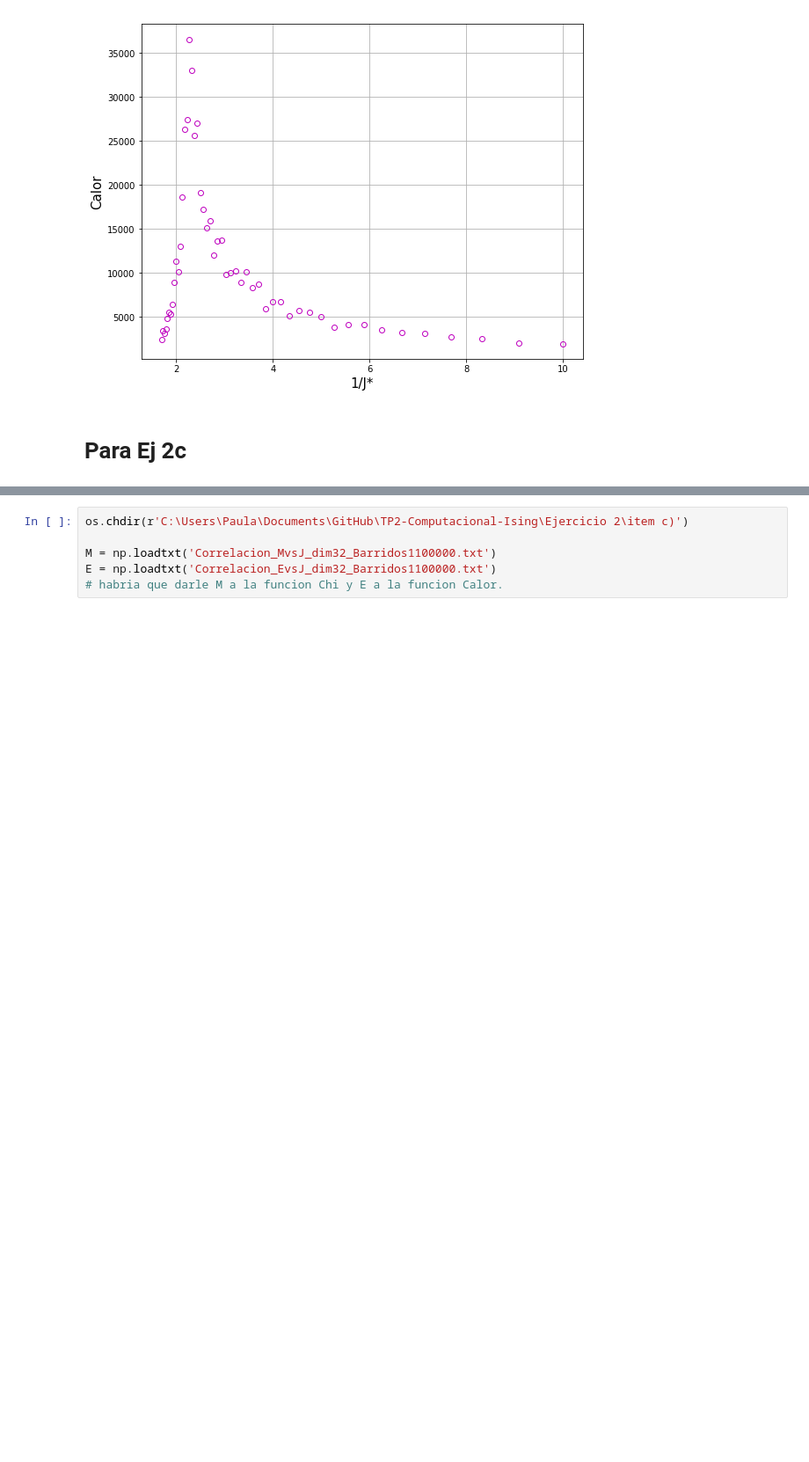
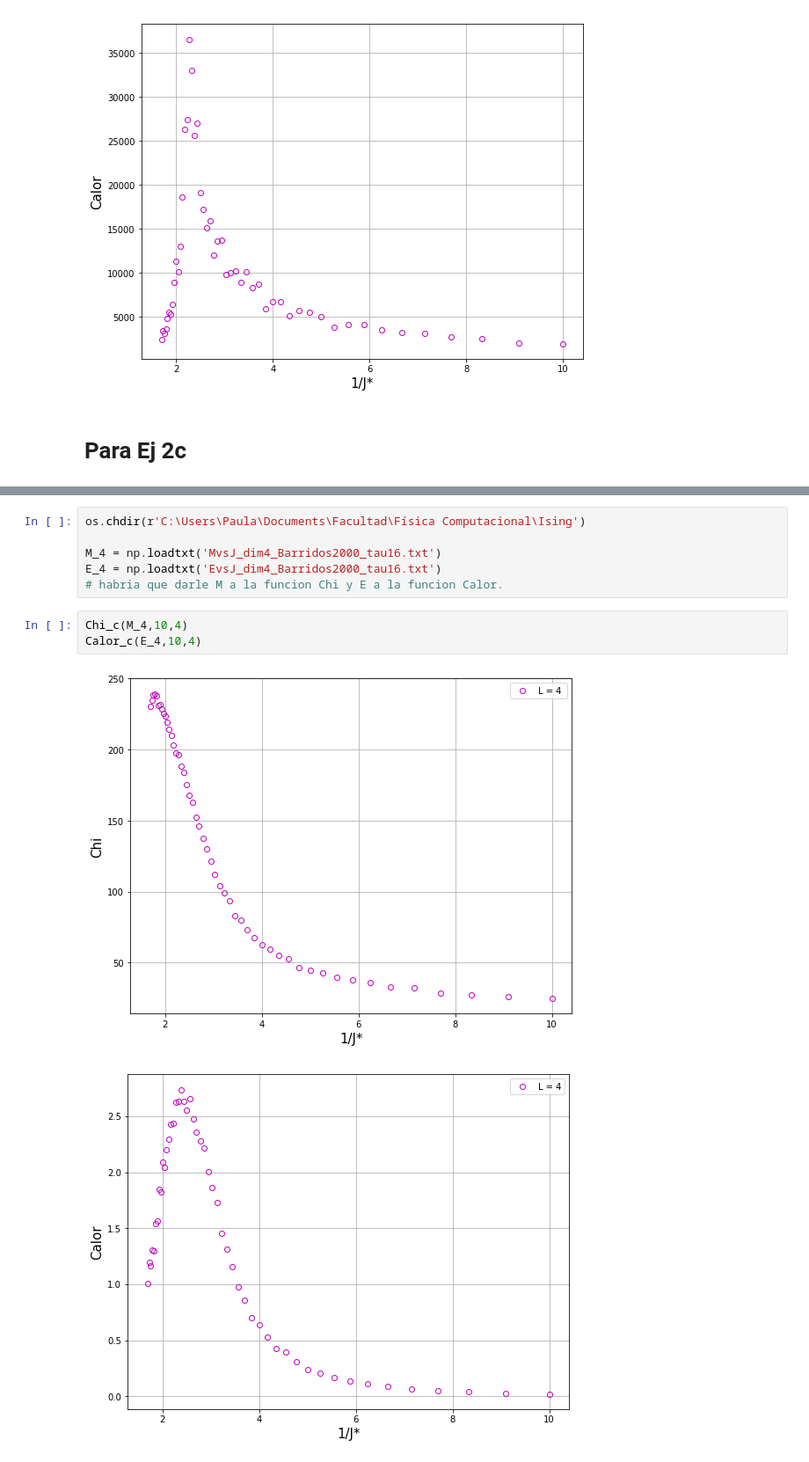
Before and after one commit to Igna11/TP2-Computacional-Ising, a Jupyter notebook: Chi y C.ipynb, the cells around one changed output, grey strips where cells are left out. Shown at 88% size. Drawn from its saved outputs; the diff is of its cells as text; blank space fills up the shorter version.

```diff
--- a/Chi y C.ipynb
+++ b/Chi y C.ipynb
@@ -95,6 +158,12 @@ Calor(E,5000,100000)
 # %%
-os.chdir(r'C:\Users\Paula\Documents\GitHub\TP2-Computacional-Ising\Ejercicio 2\item c)')
+os.chdir(r'C:\Users\Paula\Documents\Facultad\Física Computacional\Ising')
 
-M = np.loadtxt('Correlacion_MvsJ_dim32_Barridos1100000.txt')
-E = np.loadtxt('Correlacion_EvsJ_dim32_Barridos1100000.txt')
+M_4 = np.loadtxt('MvsJ_dim4_Barridos2000_tau16.txt')
+E_4 = np.loadtxt('EvsJ_dim4_Barridos2000_tau16.txt')
 # habria que darle M a la funcion Chi y E a la funcion Calor.
+# %%
+Chi_c(M_4,10,4)
+Calor_c(E_4,10,4)
+# %% [output]
+[figure, added]
+[figure, added]
```
Also changed, not shown: parts of 3 cells of this notebook.
